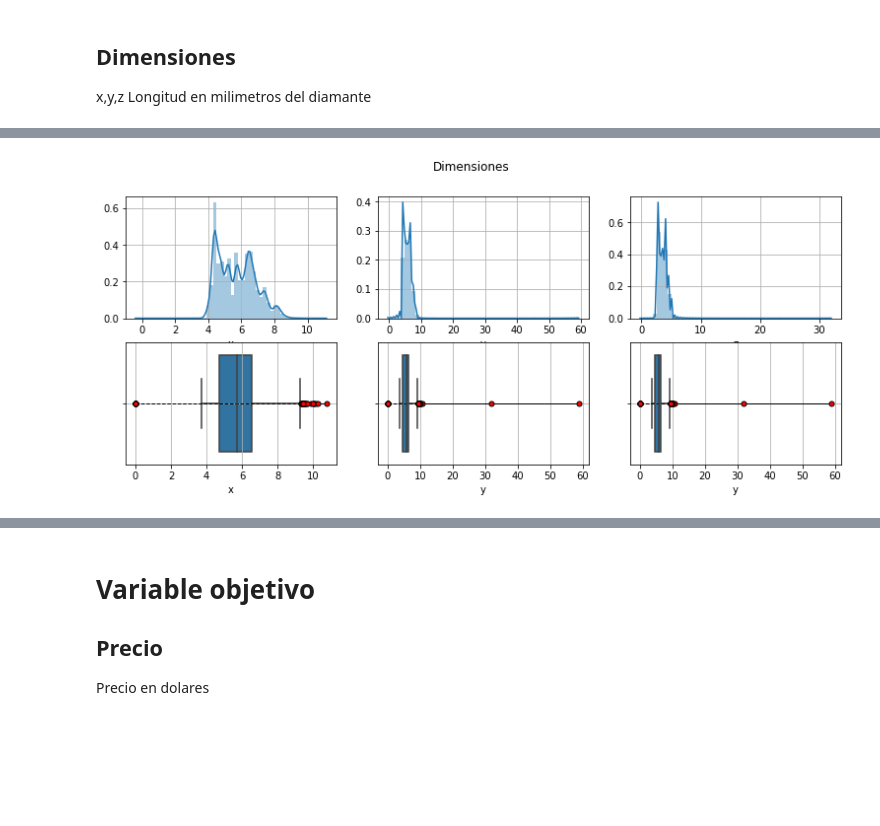
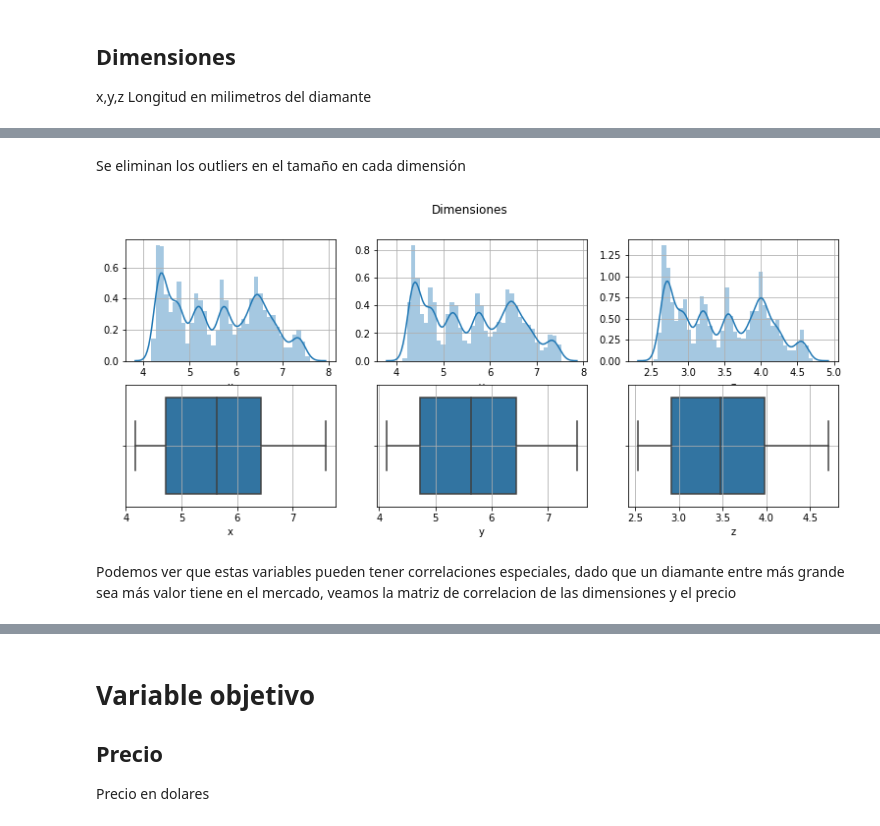
Before and after one commit to jomen93/PruebaCientificoDeDatos, a Jupyter notebook: Prueba.ipynb, the cells around one changed output, grey strips where cells are left out. Saved outputs shown, nothing was run; the diff lists cells and outputs as text; code cells hidden in the pictures; blank space fills up the shorter version.

Commit message:
quit outliers and first try to clustering

```diff
--- a/Prueba.ipynb
+++ b/Prueba.ipynb
@@ -73,4 +101,15 @@ Calsificación del color por categorías, en donde se tiene una escala J(Peor) y
 # %%
+new_color = {"J":1,
+             "I":2,
+             "H":3,
+             "G":4,
+             "F":5,
+             "E":6,
+             "D":7
+            }
+
+data["color"] = data["color"].map(new_color)
+
 data["color"].value_counts().plot.barh()
-X = pd.concat([X, pd.get_dummies(data["color"])], axis=1)
+X = pd.concat([X, data["color"]], axis=1)
 # %% [output]
@@ -82,4 +121,16 @@ medidad de claridad del diamante en donde la escala se entiende como I1(peor), S
 # %%
+new_clarity = {"I1":1,
+               "SI2":2,
+               "SI1":3,
+               "VS2":4,
+               "VS1":5,
+               "VVS2":6,
+               "VVS1":7,
+               "IF":8,
+              }
+
+data["clarity"] = data["clarity"].map(new_clarity)
+
 data["clarity"].value_counts().plot.barh()
-X = pd.concat([X, pd.get_dummies(data["clarity"])], axis=1)
+X = pd.concat([X, data["clarity"]], axis=1)
 # %% [output]
@@ -129,5 +171,5 @@ sns.boxplot(x=pd.to_numeric(data["depth"]),flierprops=flp, ax = ax[1])
 ax[1].grid(True)
 data["depth"].describe()
 
-X = pd.concat([X, dataset["depth"]], axis=1)
+X = pd.concat([X, data["depth"]], axis=1)
 # %% [output]
@@ -173,21 +214,36 @@ x,y,z Longitud en milimetros del diamante
+# %% [markdown]
+Se eliminan los outliers en el tamaño en cada dimensión
+# %%
+# data = data.drop(data.loc[data.x < 2].index)
+# data = data.drop(data.loc[data.y > 30].index)
+# data = data.drop(data.loc[data.z > 25].index)
+# identify outliers in the training dataset
+iso = IsolationForest(contamination=0.1)     ############### ESTE ES EL ALGORITMO DE ELIMINACIÓN DE OUTLIERS ####################
+outliers_dimension = iso.fit_predict(data[["x", "y", "z"]])
+
+# # select all rows that are not outliers
+outliers_dimension = outliers_dimension != -1
+data = data[outliers_dimension] #Se elmininan todos los outliers de gasto_familiar
 # %%
 fig, ax =plt.subplots(2,3,figsize=(13,5))
 fig.suptitle("Dimensiones")
 sns.distplot(data["x"], ax=ax[0,0])
 ax[0, 0].grid(True)
 sns.distplot(data["y"], ax=ax[0,1])
 ax[0, 1].grid(True)
 sns.distplot(data["z"], ax=ax[0,2])
 ax[0, 2].grid(True)
 sns.boxplot(x=pd.to_numeric(data["x"]), flierprops=flp, ax=ax[1,0])
 ax[1, 0].grid(True)
 sns.boxplot(x=pd.to_numeric(data["y"]), flierprops=flp, ax=ax[1,1])
 ax[1, 1].grid(True)
-sns.boxplot(x=pd.to_numeric(data["y"]), flierprops=flp, ax=ax[1,2])
+sns.boxplot(x=pd.to_numeric(data["z"]), flierprops=flp, ax=ax[1,2])
 ax[1, 2].grid(True)
 
 X = pd.concat([X, data["x"]], axis=1)
 X = pd.concat([X, data["y"]], axis=1)
 X = pd.concat([X, data["z"]], axis=1)
 # %% [output]
-[figure, old version]
+[figure, new version]
+# %% [markdown]
+Podemos ver que estas variables pueden tener correlaciones especiales, dado que un diamante entre más grande sea más valor tiene en el mercado, veamos la matriz de correlacion de las dimensiones y el precio
```
Also changed, not shown: parts of 32 cells of this notebook.
